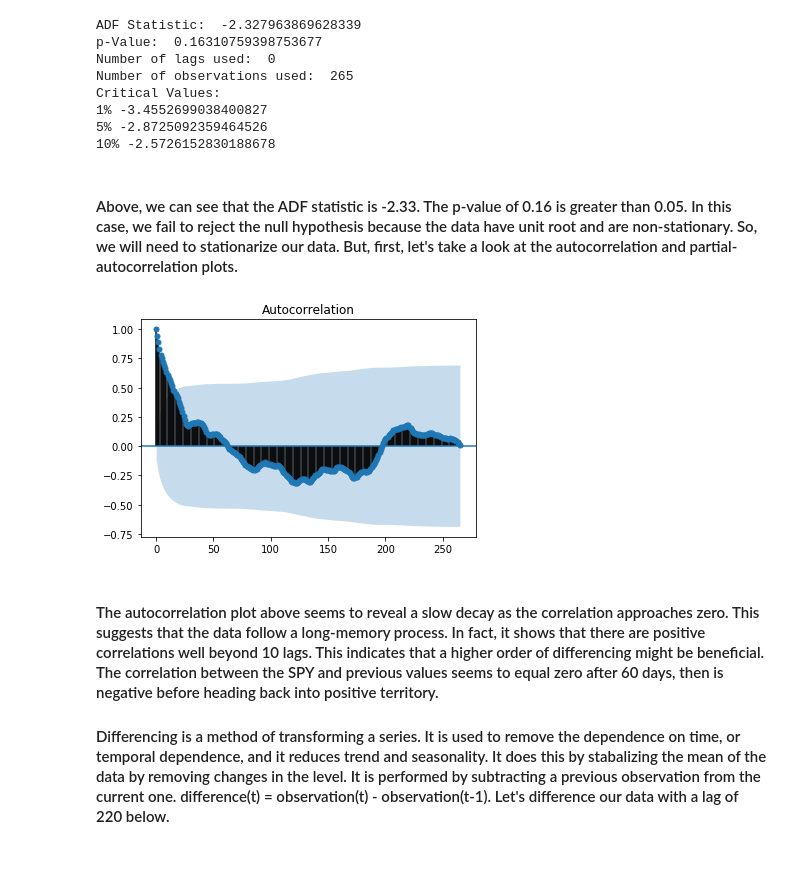
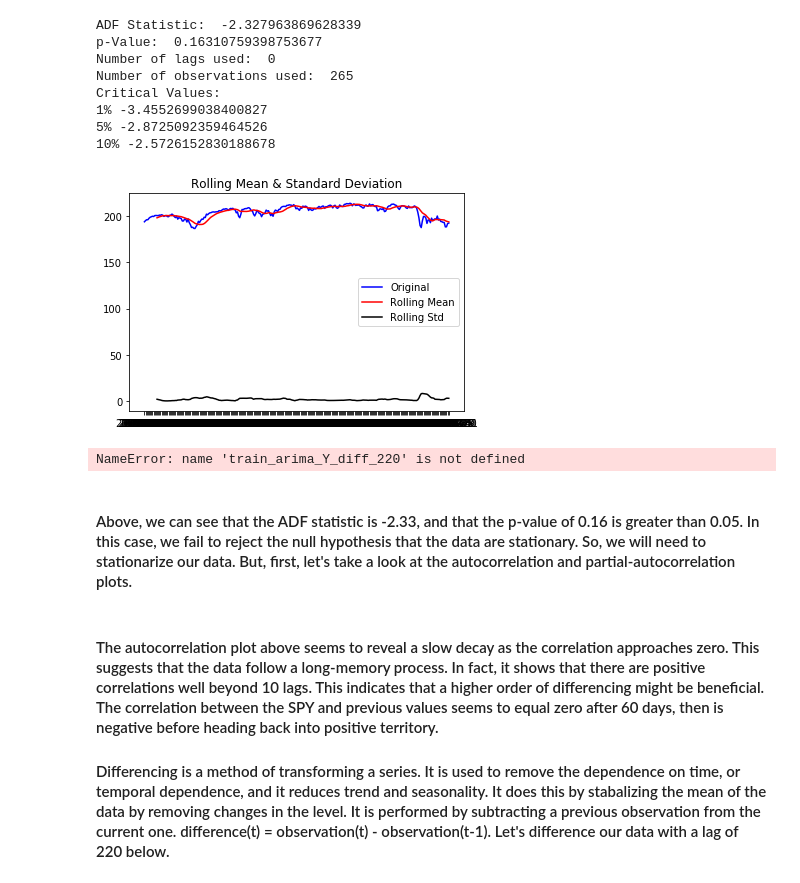
Before and after one commit to justinbosscher/SPY_model, a Jupyter notebook: SPY_model.ipynb, the cells around one changed output. Cells and saved outputs as stored; diff of their text form; code cells hidden in the pictures.

```diff
--- a/SPY_model.ipynb
+++ b/SPY_model.ipynb
@@ -1122,13 +1132,33 @@ Critical Values:
 1% -3.4552699038400827
 5% -2.8725092359464526
 10% -2.5726152830188678
+# %%
+
+def test_stationarity(timeseries):
+    #Determing rolling statistics
+    rolmean = timeseries.rolling(window=12).mean()
+    rolstd = timeseries.rolling(window=12).std()
+
+    #Plot rolling statistics:
+    orig = plt.plot(timeseries, color='blue',label='Original')
+    mean = plt.plot(rolmean, color='red', label='Rolling Mean')
+    std = plt.plot(rolstd, color='black', label = 'Rolling Std')
+    plt.legend(loc='best')
+    plt.title('Rolling Mean & Standard Deviation')
+    plt.show(block=False)
+# %%
+test_stationarity(train_arima_Y)
+# %% [output]
+[figure, added]
+# %%
+test_stationarity(train_arima_Y_diff_220)
+# %% [output]
+NameError: name 'train_arima_Y_diff_220' is not defined
 # %% [markdown]
-#### Above, we can see that the ADF statistic is -2.33. The p-value of 0.16 is greater than 0.05. In this case, we fail to reject the null hypothesis because the data have unit root and are non-stationary. So, we will need to stationarize our data. But, first, let's take a look at the autocorrelation and partial-autocorrelation plots.
+#### Above, we can see that the ADF statistic is -2.33, and that the p-value of 0.16 is greater than 0.05. In this case, we fail to reject the null hypothesis that the data are stationary. So, we will need to stationarize our data. But, first, let's take a look at the autocorrelation and partial-autocorrelation plots.
 # %%
 # Autocorrelation line plot
-acf_265 = plot_acf(train_sarimax_Y, lags=265)
+acf_265 = plot_acf(train_arima_Y, lags=265)
-# %% [output]
-[figure, removed]
 # %% [markdown]
 #### The autocorrelation plot above seems to reveal a slow decay as the correlation approaches zero. This suggests that the data follow a long-memory process. In fact, it shows that there are positive correlations well beyond 10 lags. This indicates that a higher order of differencing might be beneficial. The correlation between the SPY and previous values seems to equal zero after 60 days, then is negative before heading back into positive territory.
 #### Differencing is a method of transforming a series. It is used to remove the dependence on time, or temporal dependence, and it reduces trend and seasonality. It does this by stabalizing the mean of the data by removing changes in the level. It is performed by subtracting a previous observation from the current one. difference(t) = observation(t) - observation(t-1). Let's difference our data with a lag of 220 below.
```
Also changed, not shown: parts of 50 cells of this notebook, 1 other file.
